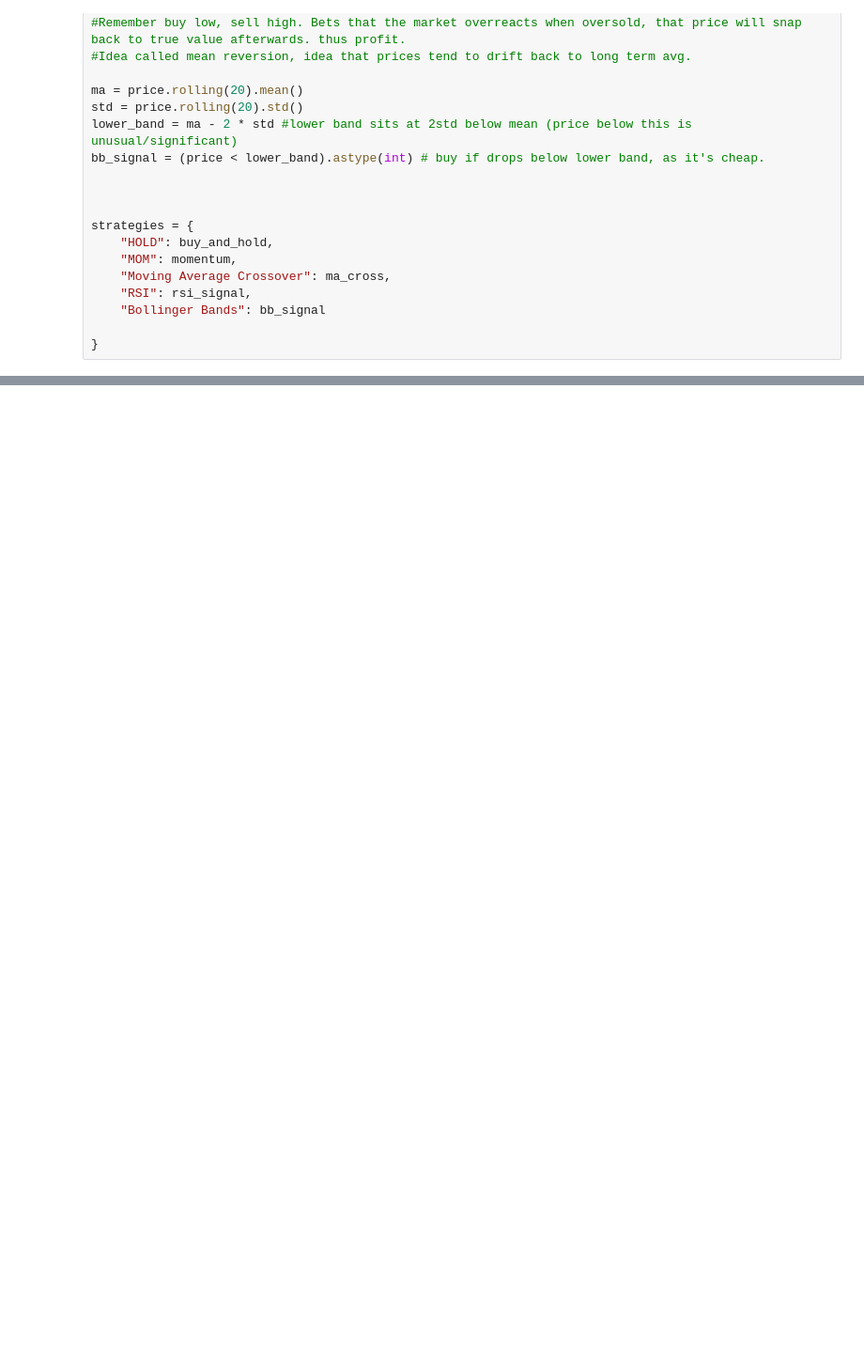
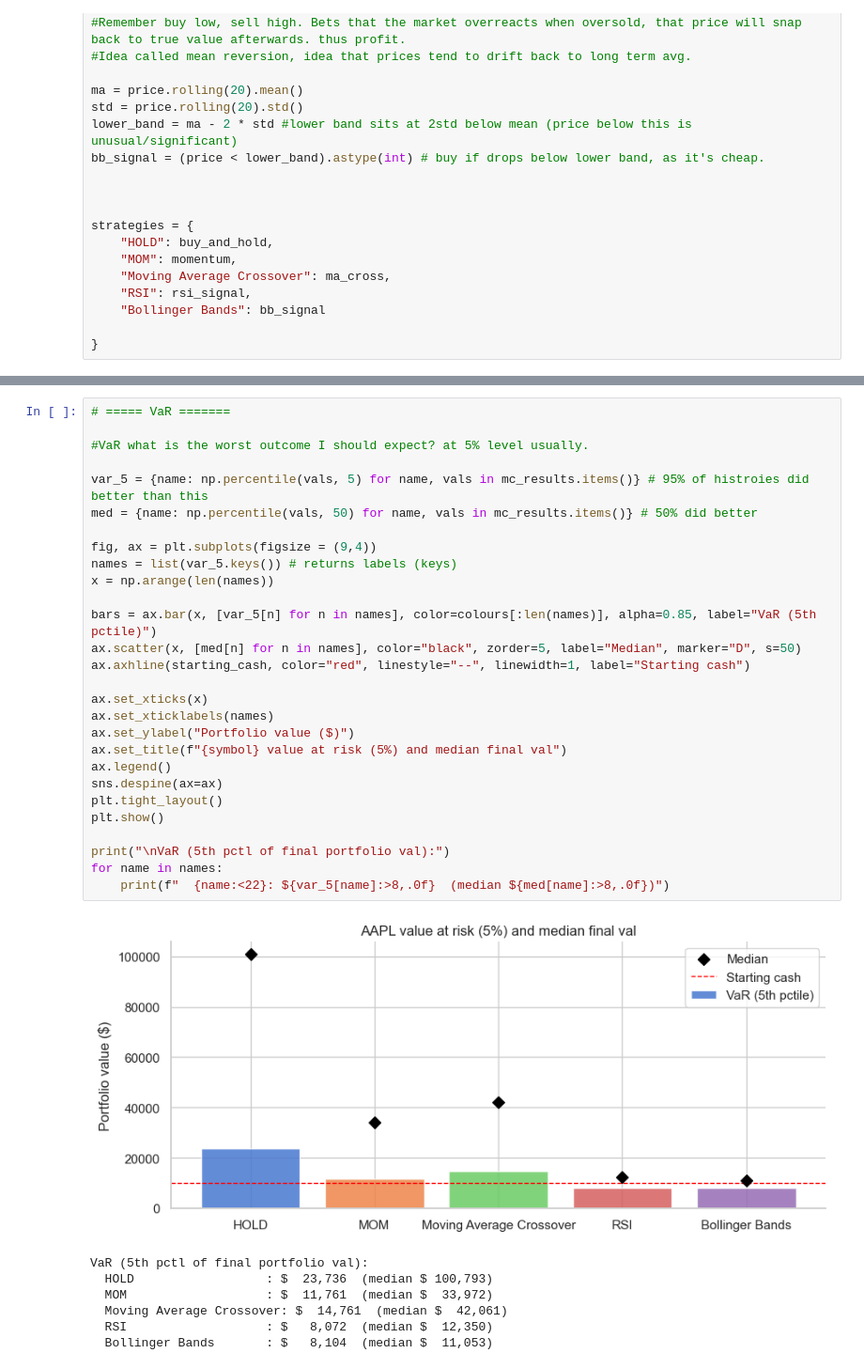
Before and after one commit to AedanBullen1/Trading-Simulation, a Jupyter notebook: monte_carlo.ipynb, the cells around one changed output, grey strips where cells are left out. Shown at 94% size. Saved outputs shown, nothing was run; the diff lists cells and outputs as text; blank space fills up the shorter version.

```diff
--- a/monte_carlo.ipynb
+++ b/monte_carlo.ipynb
@@ -128,0 +182,36 @@ Done: 1000 simulations 5 strategies
+# %%
+# ===== VaR =======
+
+#VaR what is the worst outcome I should expect? at 5% level usually.
+
+var_5 = {name: np.percentile(vals, 5) for name, vals in mc_results.items()} # 95% of histroies did better than this
+med = {name: np.percentile(vals, 50) for name, vals in mc_results.items()} # 50% did better
+
+fig, ax = plt.subplots(figsize = (9,4))
+names = list(var_5.keys()) # returns labels (keys)
+x = np.arange(len(names))
+
+bars = ax.bar(x, [var_5[n] for n in names], color=colours[:len(names)], alpha=0.85, label="VaR (5th pctile)")
+ax.scatter(x, [med[n] for n in names], color="black", zorder=5, label="Median", marker="D", s=50)
+ax.axhline(starting_cash, color="red", linestyle="--", linewidth=1, label="Starting cash")
+
+ax.set_xticks(x)
+ax.set_xticklabels(names)
+ax.set_ylabel("Portfolio value ($)")
+ax.set_title(f"{symbol} value at risk (5%) and median final val")
+ax.legend()
+sns.despine(ax=ax)
+plt.tight_layout()
+plt.show()
+
+print("\nVaR (5th pctl of final portfolio val):")
+for name in names:
+    print(f"  {name:<22}: ${var_5[name]:>8,.0f}  (median ${med[name]:>8,.0f})")
+# %% [output]
+[figure, added]
+VaR (5th pctl of final portfolio val):
+  HOLD                  : $  23,736  (median $ 100,793)
+  MOM                   : $  11,761  (median $  33,972)
+  Moving Average Crossover: $  14,761  (median $  42,061)
+  RSI                   : $   8,072  (median $  12,350)
+  Bollinger Bands       : $   8,104  (median $  11,053)
```
Also changed, not shown: parts of 5 cells of this notebook, 1 other file.
